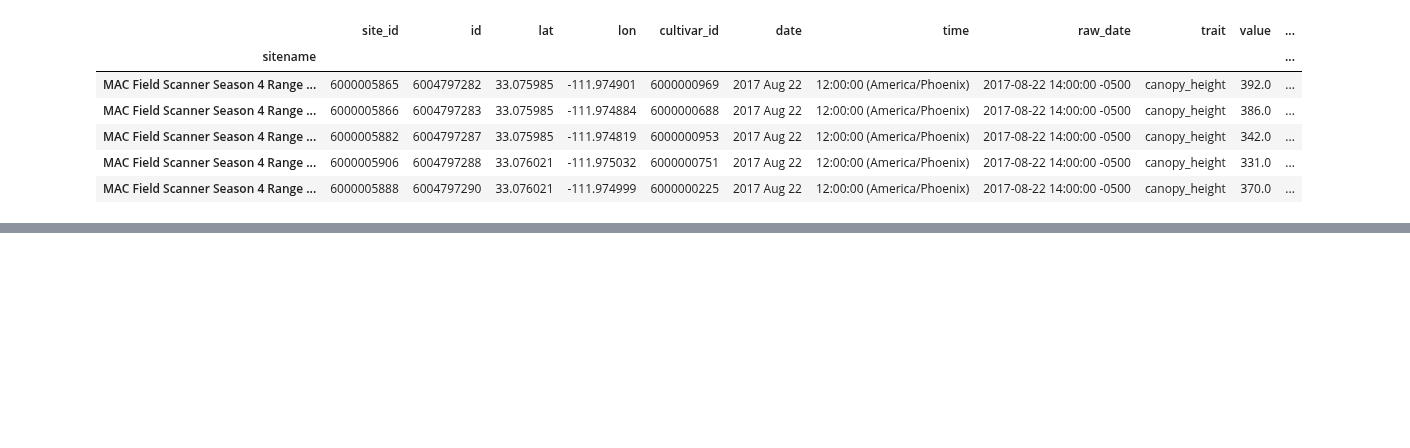
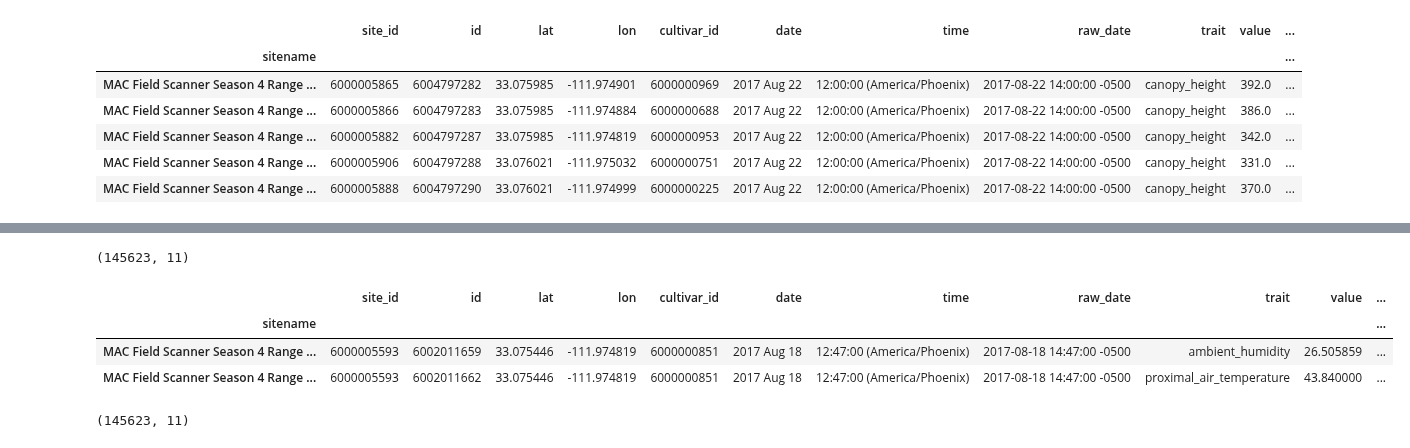
Before and after one commit to genophenoenvo/terraref-datasets, a Jupyter notebook: notebooks/season_4_pheno_table_2.ipynb, the cells around one changed output, grey strips where cells are left out. Drawn from its saved outputs; the diff is of its cells as text; code cells hidden in the pictures; blank space fills up the shorter version.

```diff
--- a/notebooks/season_4_pheno_table_2.ipynb
+++ b/notebooks/season_4_pheno_table_2.ipynb
@@ -396,0 +341,18 @@ sitename_index.to_csv('column_and_range_df.csv')
+# %%
+empty_df.shape
+# %% [output]
+(145623, 11)
+# %%
+df.head(2)
+# %% [output]
+|  | site_id | id | lat | lon | cultivar_id | date | time | raw_date | trait | value | ... |
+| sitename |  |  |  |  |  |  |  |  |  |  | ... |
+| MAC Field Scanner Season 4 Range ... | 6000005593 | 6002011659 | 33.075446 | -111.974819 | 6000000851 | 2017 Aug 18 | 12:47:00 (America/Phoenix) | 2017-08-18 14:47:00 -0500 | ambient_humidity | 26.505859 | ... |
+| MAC Field Scanner Season 4 Range ... | 6000005593 | 6002011662 | 33.075446 | -111.974819 | 6000000851 | 2017 Aug 18 | 12:47:00 (America/Phoenix) | 2017-08-18 14:47:00 -0500 | proximal_air_temperature | 43.840000 | ... |
+# %%
+# new_df = df.join(empty_df, on=df.index, how='left')
+# print(new_df.shape)
+
+empty_df.shape
+# %% [output]
+(145623, 11)
```
Also changed, not shown: parts of 37 cells of this notebook.
